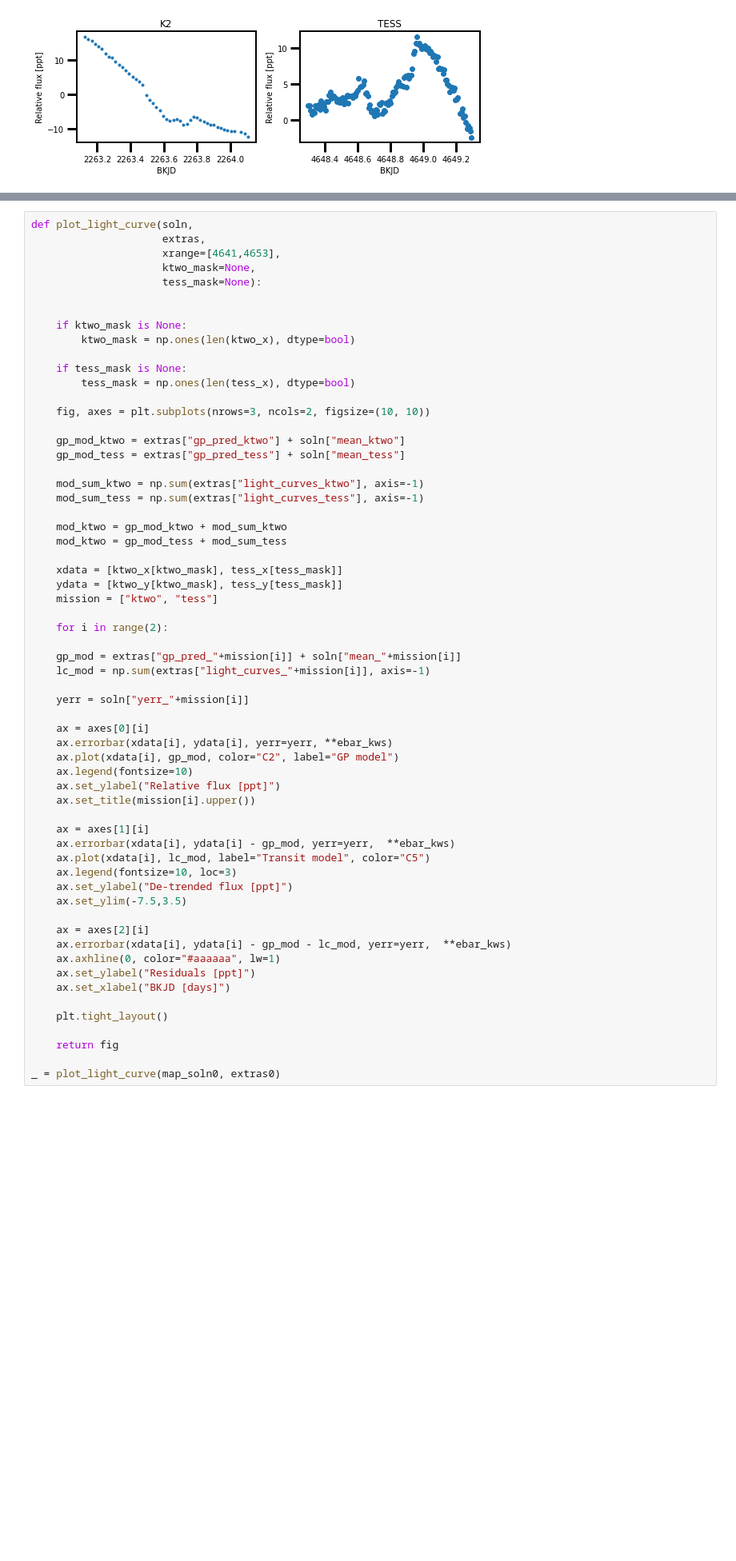
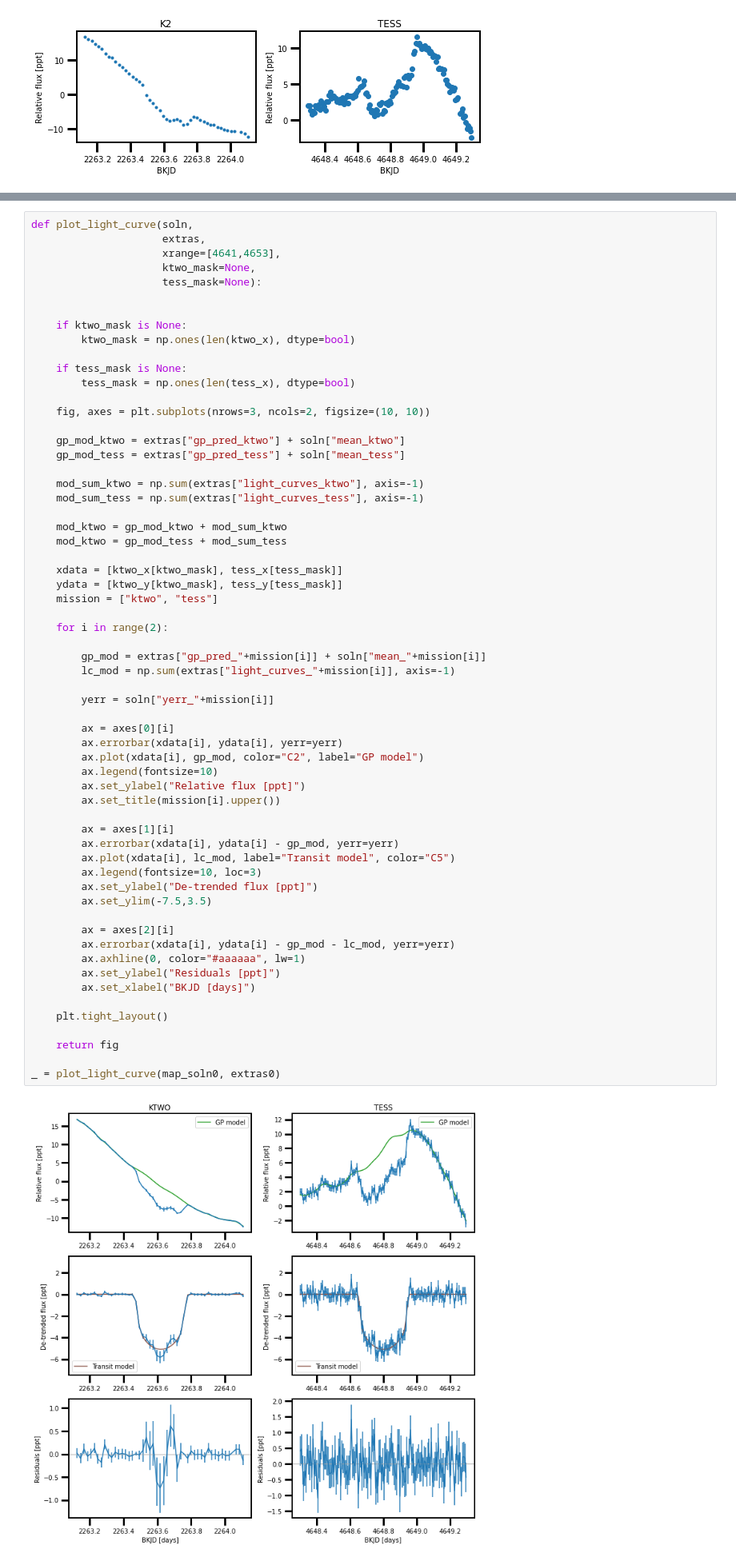
Before and after one commit to afeinstein20/v1298tau_tess, a Jupyter notebook: notebooks/V1298Tau_e.ipynb, the cells around one changed output, grey strips where cells are left out. Shown: that part at 80% size. Saved outputs shown, nothing was run; the diff lists cells and outputs as text; blank space fills up the shorter version.

```diff
--- a/notebooks/V1298Tau_e.ipynb
+++ b/notebooks/V1298Tau_e.ipynb
@@ -325,53 +338,55 @@ def plot_light_curve(soln,
     if tess_mask is None:
         tess_mask = np.ones(len(tess_x), dtype=bool)
 
     fig, axes = plt.subplots(nrows=3, ncols=2, figsize=(10, 10))
 
     gp_mod_ktwo = extras["gp_pred_ktwo"] + soln["mean_ktwo"]
     gp_mod_tess = extras["gp_pred_tess"] + soln["mean_tess"]
 
     mod_sum_ktwo = np.sum(extras["light_curves_ktwo"], axis=-1)
     mod_sum_tess = np.sum(extras["light_curves_tess"], axis=-1)
 
     mod_ktwo = gp_mod_ktwo + mod_sum_ktwo
     mod_ktwo = gp_mod_tess + mod_sum_tess
 
     xdata = [ktwo_x[ktwo_mask], tess_x[tess_mask]]
     ydata = [ktwo_y[ktwo_mask], tess_y[tess_mask]]
     mission = ["ktwo", "tess"]
 
     for i in range(2):
 
-    gp_mod = extras["gp_pred_"+mission[i]] + soln["mean_"+mission[i]]
-    lc_mod = np.sum(extras["light_curves_"+mission[i]], axis=-1)
+        gp_mod = extras["gp_pred_"+mission[i]] + soln["mean_"+mission[i]]
+        lc_mod = np.sum(extras["light_curves_"+mission[i]], axis=-1)
 
-    yerr = soln["yerr_"+mission[i]]
+        yerr = soln["yerr_"+mission[i]]
 
-    ax = axes[0][i]
-    ax.errorbar(xdata[i], ydata[i], yerr=yerr, **ebar_kws)
-    ax.plot(xdata[i], gp_mod, color="C2", label="GP model")
-    ax.legend(fontsize=10)
-    ax.set_ylabel("Relative flux [ppt]")
-    ax.set_title(mission[i].upper())
+        ax = axes[0][i]
+        ax.errorbar(xdata[i], ydata[i], yerr=yerr)
+        ax.plot(xdata[i], gp_mod, color="C2", label="GP model")
+        ax.legend(fontsize=10)
+        ax.set_ylabel("Relative flux [ppt]")
+        ax.set_title(mission[i].upper())
 
-    ax = axes[1][i]
-    ax.errorbar(xdata[i], ydata[i] - gp_mod, yerr=yerr,  **ebar_kws)
-    ax.plot(xdata[i], lc_mod, label="Transit model", color="C5")
-    ax.legend(fontsize=10, loc=3)
-    ax.set_ylabel("De-trended flux [ppt]")
-    ax.set_ylim(-7.5,3.5)
+        ax = axes[1][i]
+        ax.errorbar(xdata[i], ydata[i] - gp_mod, yerr=yerr)
+        ax.plot(xdata[i], lc_mod, label="Transit model", color="C5")
+        ax.legend(fontsize=10, loc=3)
+        ax.set_ylabel("De-trended flux [ppt]")
+        ax.set_ylim(-7.5,3.5)
 
-    ax = axes[2][i]
-    ax.errorbar(xdata[i], ydata[i] - gp_mod - lc_mod, yerr=yerr,  **ebar_kws)
-    ax.axhline(0, color="#aaaaaa", lw=1)
-    ax.set_ylabel("Residuals [ppt]")
-    ax.set_xlabel("BKJD [days]")
+        ax = axes[2][i]
+        ax.errorbar(xdata[i], ydata[i] - gp_mod - lc_mod, yerr=yerr)
+        ax.axhline(0, color="#aaaaaa", lw=1)
+        ax.set_ylabel("Residuals [ppt]")
+        ax.set_xlabel("BKJD [days]")
 
     plt.tight_layout()
 
     return fig
 
 _ = plot_light_curve(map_soln0, extras0)
+# %% [output]
+[figure, added]
 # %%
 ktwo_ydet = ktwo_y - extras0["gp_pred_ktwo"] - map_soln0["mean_ktwo"]
 tess_ydet = tess_y - extras0["gp_pred_tess"] - map_soln0["mean_tess"]
```
Also changed, not shown: parts of 19 cells of this notebook, 2 other files.
